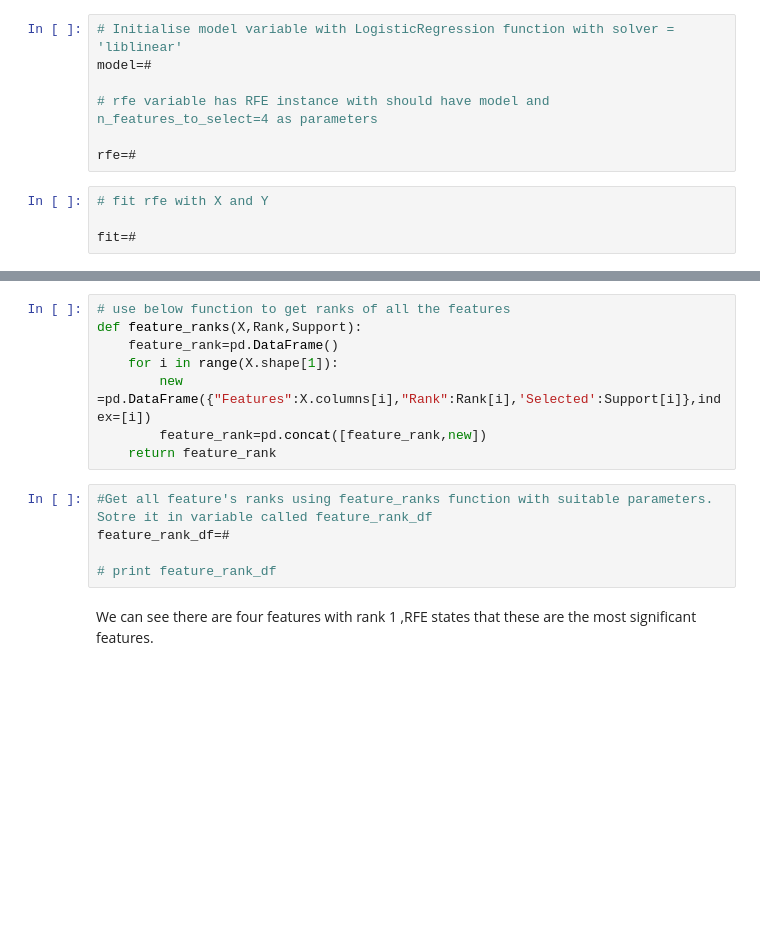
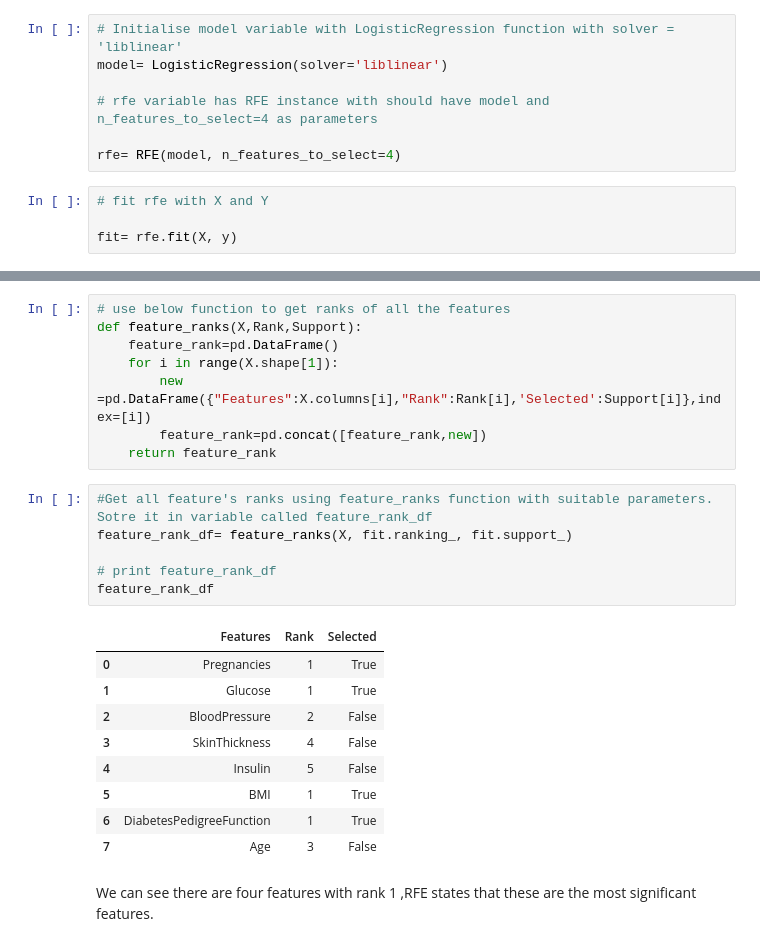
Before and after one commit to sureshmecad/CloudyML-AI-FOR-ALL, a Jupyter notebook: 8_Feature_Selection_CloudyML.ipynb, the cells around one changed output, grey strips where cells are left out. Cells and saved outputs as stored; diff of their text form; blank space fills up the shorter version.

```diff
--- a/8_Feature_Selection_CloudyML.ipynb
+++ b/8_Feature_Selection_CloudyML.ipynb
@@ -658,12 +662,12 @@ Note: the video is using random forest classifier, but we are going to use logis
 # %%
 # Initialise model variable with LogisticRegression function with solver = 'liblinear'
-model=#
+model= LogisticRegression(solver='liblinear')
 
 # rfe variable has RFE instance with should have model and n_features_to_select=4 as parameters
 
-rfe=#
+rfe= RFE(model, n_features_to_select=4)
 # %%
 # fit rfe with X and Y
 
-fit=#
+fit= rfe.fit(X, y)
 # %%
@@ -680,9 +688,20 @@ def feature_ranks(X,Rank,Support):
     return feature_rank
 # %%
 #Get all feature's ranks using feature_ranks function with suitable parameters. Sotre it in variable called feature_rank_df
-feature_rank_df=#
+feature_rank_df= feature_ranks(X, fit.ranking_, fit.support_)
 
 # print feature_rank_df
+feature_rank_df
+# %% [output]
+|  | Features | Rank | Selected |
+| 0 | Pregnancies | 1 | True |
+| 1 | Glucose | 1 | True |
+| 2 | BloodPressure | 2 | False |
+| 3 | SkinThickness | 4 | False |
+| 4 | Insulin | 5 | False |
+| 5 | BMI | 1 | True |
+| 6 | DiabetesPedigreeFunction | 1 | True |
+| 7 | Age | 3 | False |
 # %% [markdown]
 We can see there are four features with rank 1 ,RFE states that these are the most significant features.
 # %%
```
Also changed, not shown: parts of 10 cells of this notebook.
